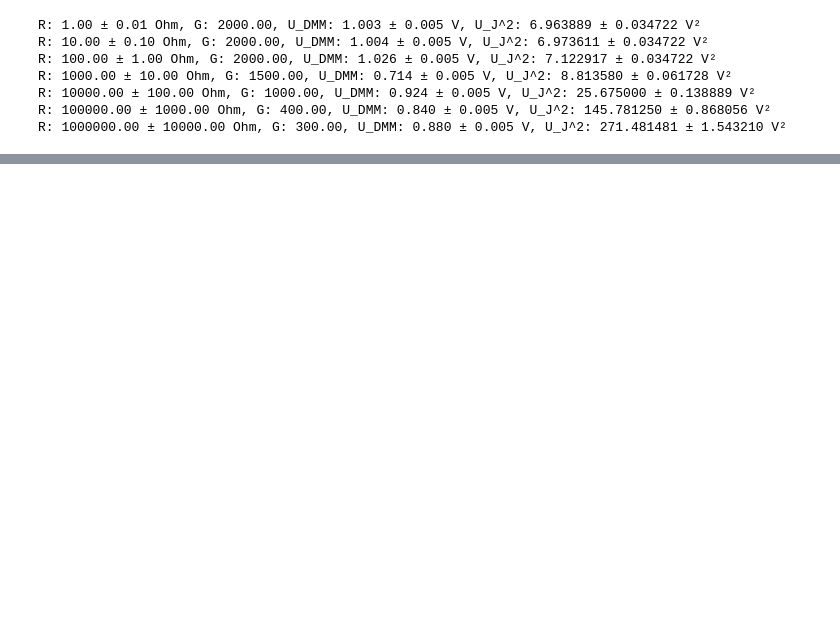
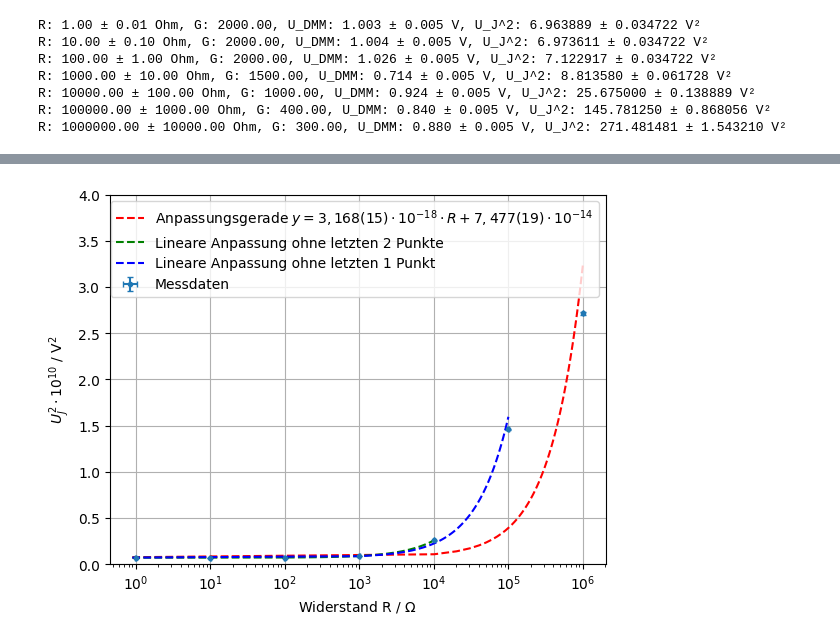
Before and after one commit to itzhaQQ/P4_WS2526, a Jupyter notebook: 425_ElektronischesRauschen/src/johnson.ipynb, the cells around one changed output, grey strips where cells are left out. Cells and saved outputs as stored; diff of their text form; code cells hidden in the pictures; blank space fills up the shorter version.

Commit message:
Johnson_fertig

```diff
--- a/425_ElektronischesRauschen/src/johnson.ipynb
+++ b/425_ElektronischesRauschen/src/johnson.ipynb
@@ -41,14 +49,26 @@ R: 1000000.00 ± 10000.00 Ohm, G: 300.00, U_DMM: 0.880 ± 0.005 V, U_J^2: 271.48
 # %%
-'''
+
 # linear fit an die Messwerte
 x = R
 x_err = R_err
 y = U_J2
 y_err = U_J2_err
 
+x2 = R[:-2] #R_in in Ohm
+y2 = U_J2[:-2] #Johnson noise in 10^-12 V^2
+x2_err = 0.01*x2 #1%
+y2_err = U_J2_err[:-2]
+
+x3 = R[:-1] #R_in in Ohm
+y3 = U_J2[:-1] #Johnson noise in 10^-12 V^2
+x3_err = 0.01*x3 #1%
+y3_err = U_J2_err[:-1]
+
 def linear_func(x, m, b):
     return m * x + b
 
+# === Fit mit dem ersten
+print("=== Fit mit ersten Messwerten ===")
 popt, pcov = curve_fit(linear_func, x, y, sigma=y_err, absolute_sigma=True)
 m_fit, b_fit = popt
 m_fit_err, b_fit_err = np.sqrt(np.diag(pcov))
@@ -68,20 +88,68 @@ k_B_fit_err = np.sqrt(
     ((m_fit * T_err) / (4*delta_f*T**2))**2 +
     ((m_fit * delta_f_err) / (4* T * delta_f**2))**2
 )
+print(f"Bestimmte Boltzmann-Konstante: k_B = {k_B_fit:.3e} ± {k_B_fit_err:.3e} J/K")
 
-print(f"Bestimmte Boltzmann-Konstante: k_B = {k_B_fit:.3e} ± {k_B_fit_err:.3e} J/K")
+# === Fit ohne die letzten 2
+print("=== Fit ohne die letzten 2 Messwerte ===")
+popt2, pcov2 = curve_fit(linear_func, x2, y2, sigma=y2_err, absolute_sigma=True)
+m_fit2, b_fit2 = popt2
+m_fit2_err, b_fit2_err = np.sqrt(np.diag(pcov2))
+print(f"Fit-Ergebnisse: m = {m_fit2:.3e} ± {m_fit2_err:.3e}, b = {b_fit2:.3e} ± {b_fit2_err:.3e}")
+# -- compute chi^2
+y2_fit = linear_func(x2, *popt2)
+chi2_2 = np.sum(((y2 - y2_fit) / y2_err) ** 2)
+dof2 = len(y2) - len(popt2)
+reduced_chi2_2 = chi2_2 / dof2
+print(f"Chi^2: {chi2_2:.2f}, dof: {dof2}, reduced Chi^2: {reduced_chi2_2:.2f}")
+# Berechne Boltzmann-Konstante aus dem Anstieg
+k_B_fit2 = m_fit2 / (4* T * delta_f)
+k_B_fit2_err = np.sqrt(
+    (m_fit2_err / (4 * T * delta_f))**2 +
+    ((m_fit2 * T_err) / (4*delta_f*T**2))**2 +
+    ((m_fit2 * delta_f_err) / (4* T * delta_f**2))**2
+)
+print(f"Bestimmte Boltzmann-Konstante: k_B = {k_B_fit2:.3e} ± {k_B_fit2_err:.3e} J/K")
+
+# === Fit ohne die letzten 1
+print("=== Fit ohne die letzten 1 Messwerte ===")
+popt3, pcov3 = curve_fit(linear_func, x3, y3, sigma=y3_err, absolute_sigma=True)
+m_fit3, b_fit3 = popt3
+m_fit3_err, b_fit3_err = np.sqrt(np.diag(pcov3))
+print(f"Fit-Ergebnisse: m = {m_fit3:.3e} ± {m_fit3_err:.3e}, b = {b_fit3:.3e} ± {b_fit3_err:.3e}")
+# -- compute chi^2
+y3_fit = linear_func(x3, *popt3)
+chi2_3 = np.sum(((y3 - y3_fit) / y3_err) ** 2)
+dof3 = len(y3) - len(popt3)
+reduced_chi2_3 = chi2_3 / dof3
+print(f"Chi^2: {chi2_3:.2f}, dof: {dof3}, reduced Chi^2: {reduced_chi2_3:.2f}")
+# Berechne Boltzmann-Konstante aus dem Anstieg
+k_B_fit3 = m_fit3 / (4* T * delta_f)
+k_B_fit3_err = np.sqrt(
+    (m_fit3_err / (4 * T * delta_f))**2 +
+    ((m_fit3 * T_err) / (4*delta_f*T**2))**2 +
+    ((m_fit3 * delta_f_err) / (4* T * delta_f**2))**2
+)
+print(f"Bestimmte Boltzmann-Konstante: k_B = {k_B_fit3:.3e} ± {k_B_fit3_err:.3e} J/K")
+
 # plot the results
 fig, ax = plt.subplots()
 ax.errorbar(R, U_J2*10**10, xerr=R_err, yerr=U_J2_err*10**10, fmt='.', label='Messdaten', capsize=2)
-x_fit = np.linspace(min(R)*0.9, max(R)*1.1, 100)
+ax.set_ylim(0, 4)
+x_fit = np.linspace(min(R)*0.9, max(R)*1, 100)
 y_fit = linear_func(x_fit, *popt)
-ax.plot(x_fit, y_fit*10**10, 'r--', label='Lineare Anpassung')
-#ax.set_xscale('log')
-ax.set_xlabel('Widerstand R (Ohm)')
-ax.set_ylabel(r'$U_J^2 \cdot 10^{10}$ (V$^2$)')
+x_fit2 = np.linspace(min(x2)*0.9, max(x2)*1, 100)
+y2_fit = linear_func(x_fit2, *popt2)
+x_fit3 = np.linspace(min(x3)*0.9, max(x3)*1, 100)
+y3_fit = linear_func(x_fit3, *popt3)
+ax.plot(x_fit, y_fit*10**10, 'r--', label=r'Anpassungsgerade $y = 3,168(15)\cdot 10^{-18} \cdot R + 7,477(19)\cdot 10^{-14}$')
+ax.plot(x_fit2, y2_fit*10**10, 'g--', label='Lineare Anpassung ohne letzten 2 Punkte')
+ax.plot(x_fit3, y3_fit*10**10, 'b--', label='Lineare Anpassung ohne letzten 1 Punkt')
+ax.set_xscale('log')
+ax.set_xlabel(r'Widerstand R / $\Omega$')
+ax.set_ylabel(r'$U_J^2 \cdot 10^{10}$ / $\mathrm{V}^2$')
 plt.grid()
 plt.legend()
-#plt.savefig('../figures/johnson_rauschen.png', dpi=300)
+#plt.savefig('../plots/johnson_rauschen_widerstand_log.pdf', dpi=300)
 plt.show()
-'''
 # %% [output]
@@ -88,0 +168 @@ plt.show()
+[figure, added]
```
Also changed, not shown: parts of 16 cells of this notebook, 2 other files.
